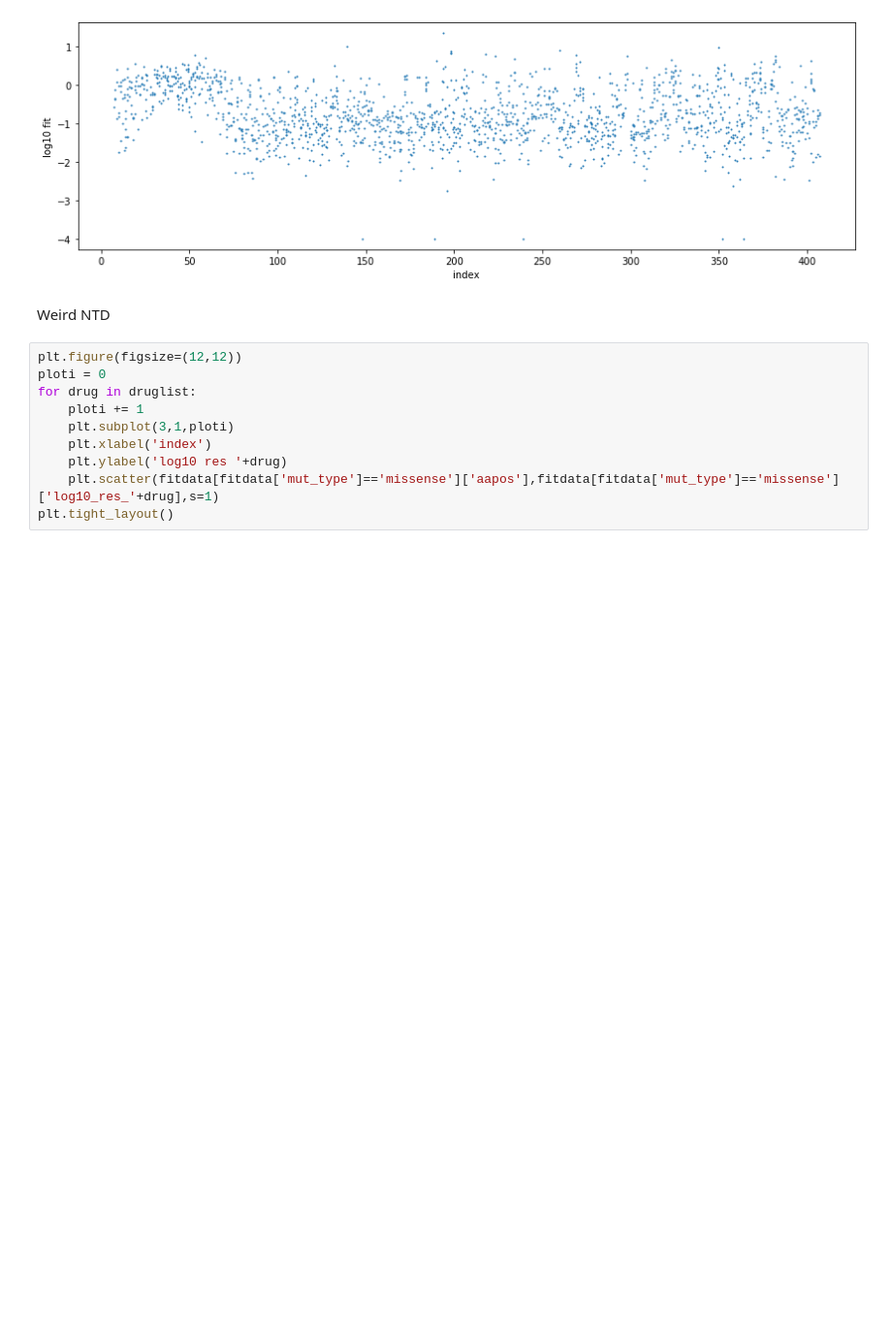
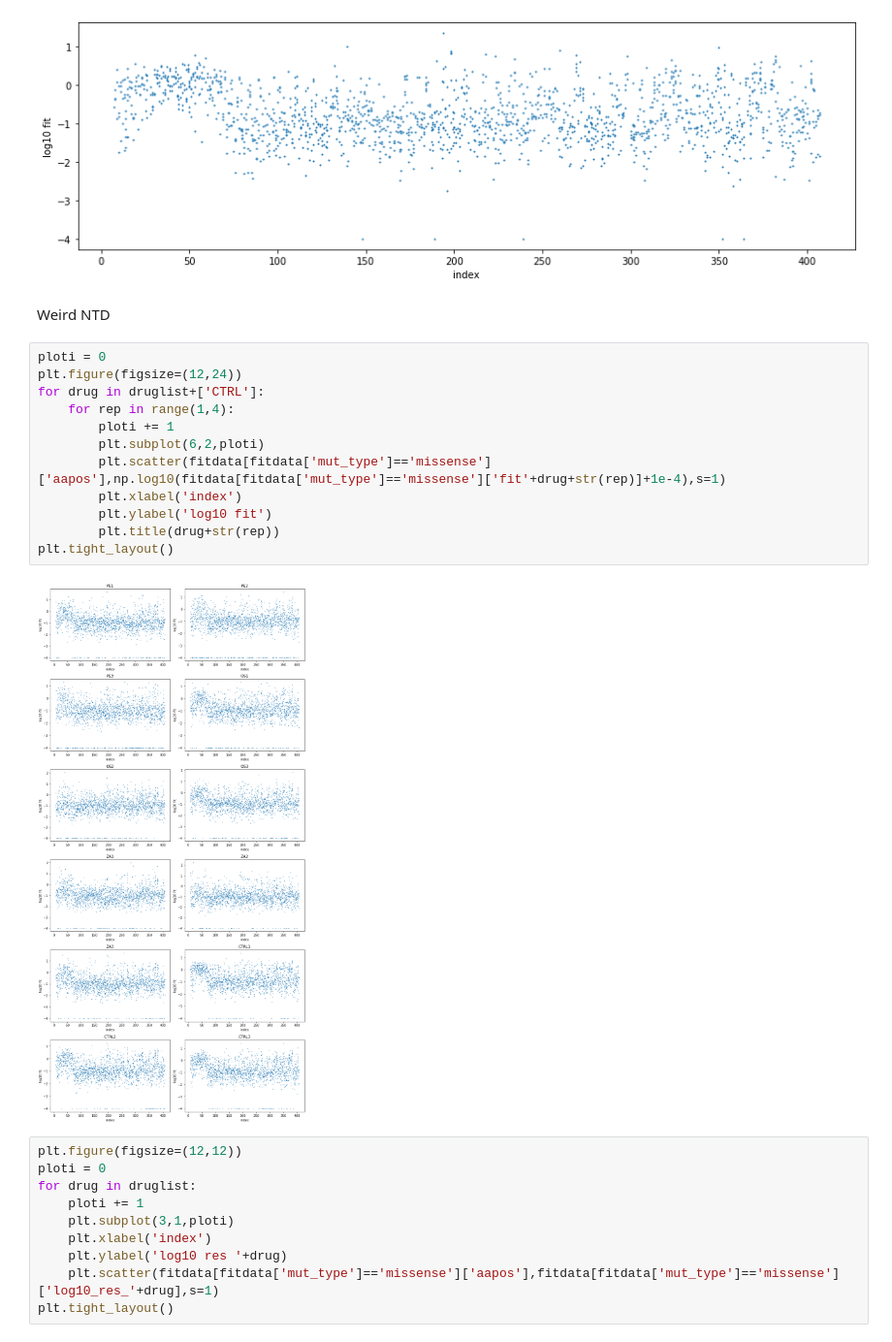
Before and after one commit to Tian-hao/flu_NA, a Jupyter notebook: NA_NOA.ipynb, the cells around one changed output. Shown at 97% size. Cells and saved outputs as stored; diff of their text form; blank space fills up the shorter version.

```diff
--- a/NA_NOA.ipynb
+++ b/NA_NOA.ipynb
@@ -93,6 +93,20 @@ plt.tight_layout()
 [figure]
 # %% [markdown]
 Weird NTD
+# %%
+ploti = 0
+plt.figure(figsize=(12,24))
+for drug in druglist+['CTRL']:
+    for rep in range(1,4):
+        ploti += 1
+        plt.subplot(6,2,ploti)
+        plt.scatter(fitdata[fitdata['mut_type']=='missense']['aapos'],np.log10(fitdata[fitdata['mut_type']=='missense']['fit'+drug+str(rep)]+1e-4),s=1)
+        plt.xlabel('index')
+        plt.ylabel('log10 fit')
+        plt.title(drug+str(rep))
+plt.tight_layout()
+# %% [output]
+[figure, added]
 # %%
 plt.figure(figsize=(12,12))
 ploti = 0
```
Also changed, not shown: parts of 6 cells of this notebook.
